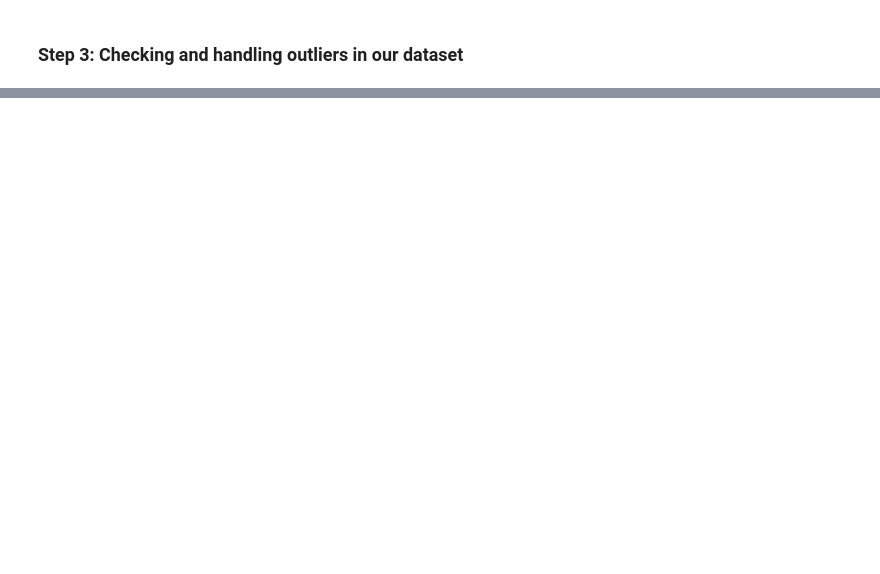
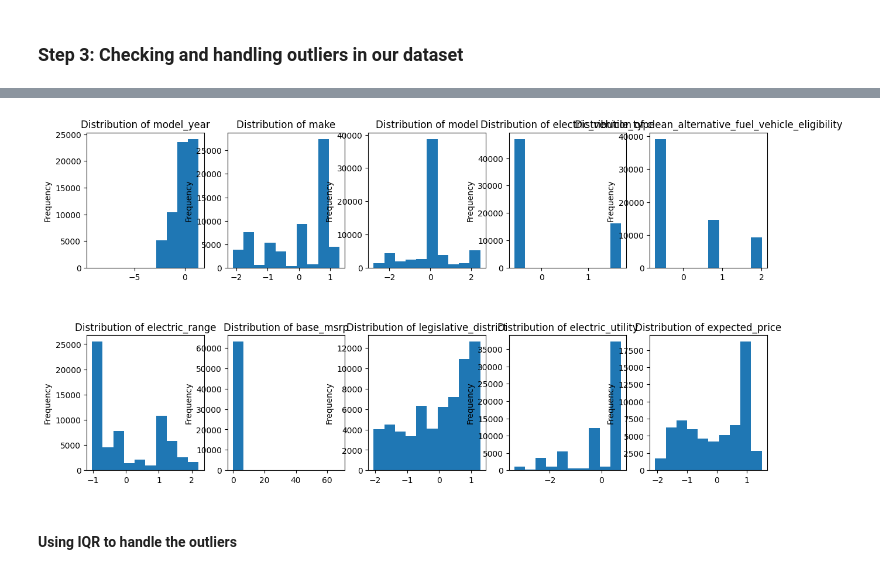
Before and after one commit to normanmunge/svm_model_electric_cars, a Jupyter notebook: svm-electric-cars-prediction.ipynb, the cells around one changed output, grey strips where cells are left out. Drawn from its saved outputs; the diff is of its cells as text; code cells hidden in the pictures; blank space fills up the shorter version.

```diff
--- a/svm-electric-cars-prediction.ipynb
+++ b/svm-electric-cars-prediction.ipynb
@@ -606,0 +638,18 @@ plt.show()
+# %%
+# Using StandardScaler to scale our data
+new_df = df.copy()
+standard_scaler = StandardScaler().fit(new_df)
+new_df = pd.DataFrame(standard_scaler.transform(new_df), columns=new_df.columns)
+# %%
+# Showing the distribution of data on the columns with standardized data
+plt.figure(figsize=(15, 12))
+plt.subplots_adjust(hspace=0.5)
+for i, col in enumerate(new_df.columns):
+    ax = plt.subplot(3,5, i + 1)
+    new_df[col].plot.hist(ax=ax)
+    ax.set_title('Distribution of {}'.format(col))
+    ax.set_xlabel("")
+# %% [output]
+[figure, added]
+# %% [markdown]
+#### Using IQR to handle the outliers
```
Also changed, not shown: parts of 25 cells of this notebook.
